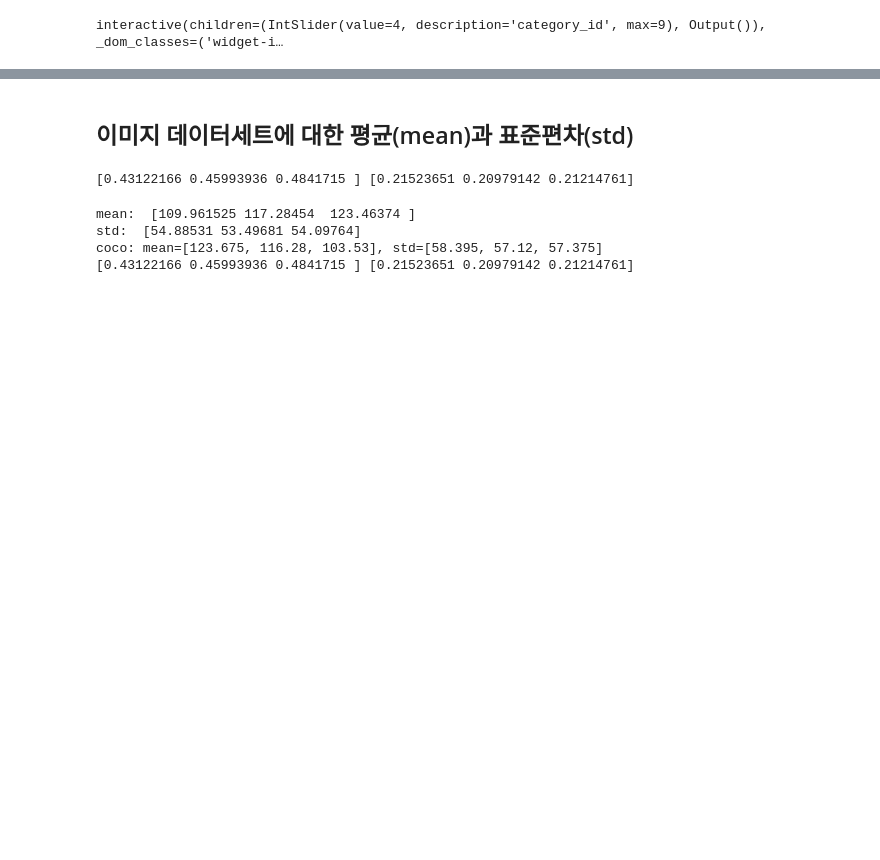
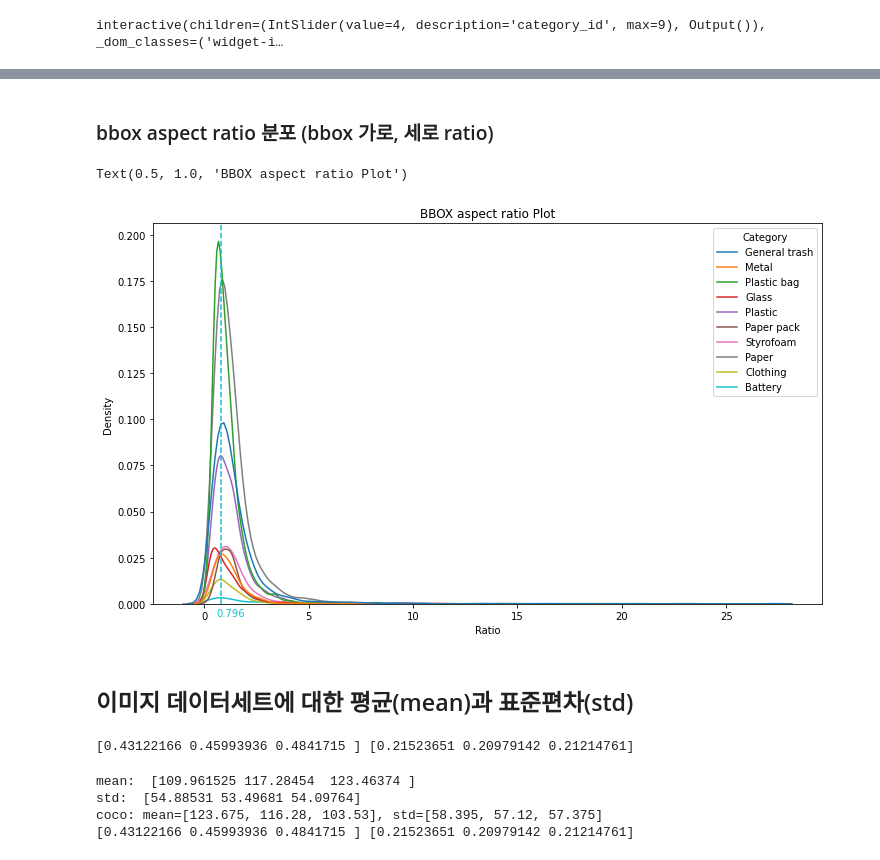
Before and after one commit to j8n17/Object-Detection-for-Separating-Waste-Collection, a Jupyter notebook: EDA.ipynb, the cells around one changed output, grey strips where cells are left out. Cells and saved outputs as stored; diff of their text form; code cells hidden in the pictures; blank space fills up the shorter version.

Commit message:
#1 - Add bbox aspect ratio

```diff
--- a/EDA.ipynb
+++ b/EDA.ipynb
@@ -255,3 +256,29 @@ Text(0.5, 1.0, 'BBOX Dist Plot')
+# %% [markdown]
+### bbox aspect ratio 분포 (bbox 가로, 세로 ratio)
+# %%
+# 각 bounding box의 width/height ratio list
+ratio_list = []
+for i in range(len(annotations)):
+    ratio_list.append([annotations[i]['bbox'][2]/annotations[i]['bbox'][3], categories[annotations[i]['category_id']]['name']])
+
+ratio_df = pd.DataFrame(ratio_list, columns=['Ratio', 'Category'])
+
+fig, ax = plt.subplots(1, 1, figsize = (12, 7))
+sns.kdeplot(ratio_df['Ratio'], hue = ratio_df['Category'], ax = ax, palette='tab10')
+
+# max density의 ratio 구하기
+x = ax.lines[0].get_xdata() # Get the x data of the distribution
+y = ax.lines[0].get_ydata() # Get the y data of the distribution
+
+maxid1 = np.argmax(y) # get max in all
+
+plt.axvline(x[maxid1], color='#17BECF', linestyle='--')
+plt.annotate("%.3f"%x[maxid1], xy=(120, 30), xycoords='figure pixels', color='#17BECF')
+
+plt.title(f"BBOX aspect ratio Plot")
+# %% [output]
+Text(0.5, 1.0, 'BBOX aspect ratio Plot')
+[figure, added]
 # %% [markdown]
 ## 이미지 데이터세트에 대한 평균(mean)과 표준편차(std)
 # %%
```
Also changed, not shown: parts of 6 cells of this notebook.
